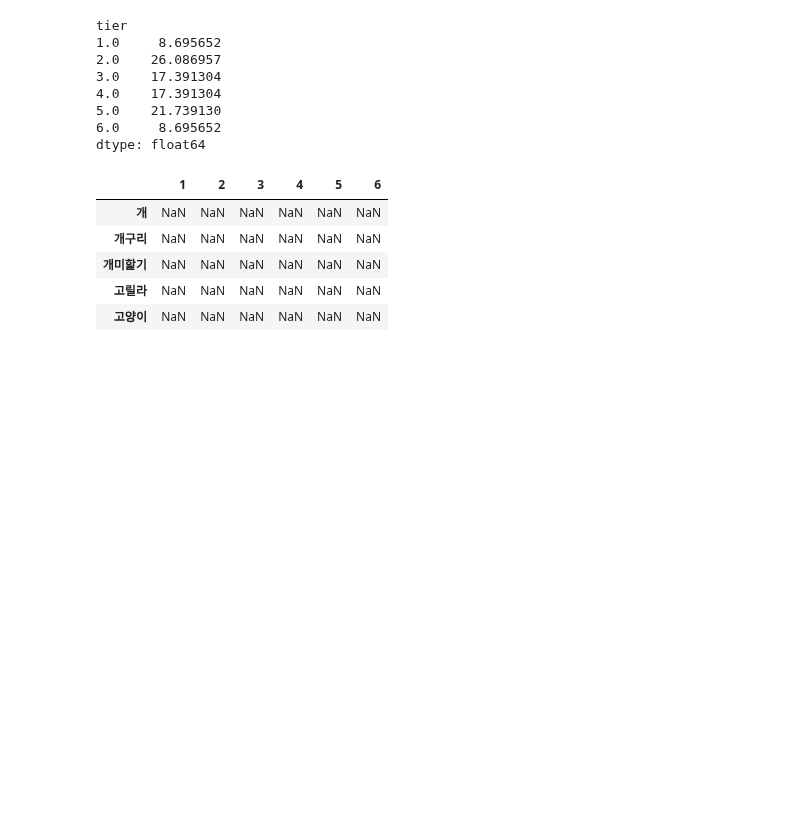
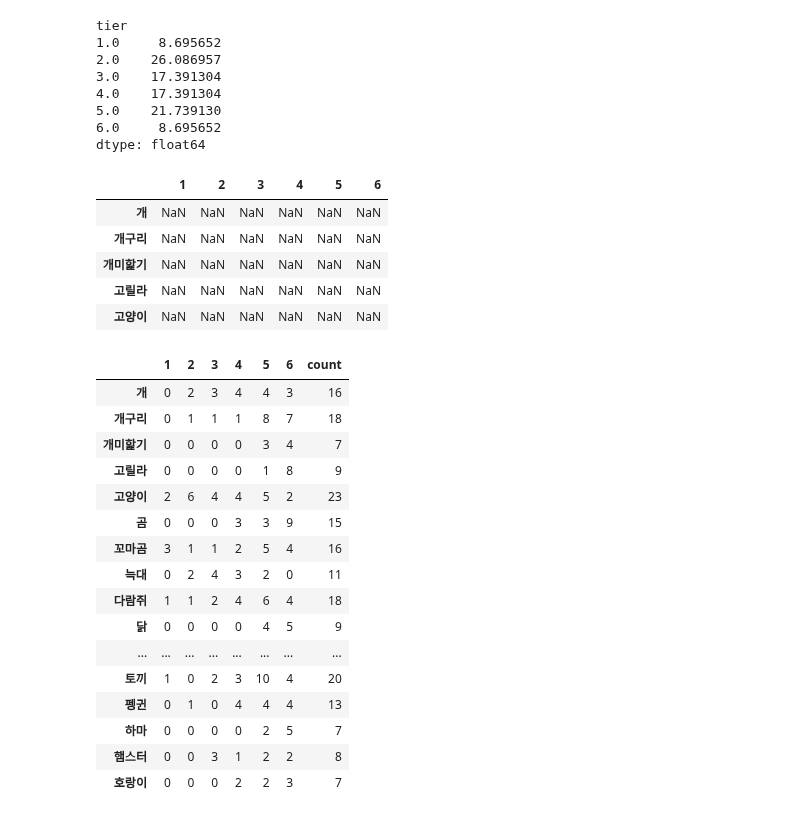
Before and after one commit to 200oki/200ok, a Jupyter notebook: da/chars-eda2.ipynb, the cells around one changed output. Drawn from its saved outputs; the diff is of its cells as text; code cells hidden in the pictures; blank space fills up the shorter version.

Commit message:
da: generate percentage table

```diff
--- a/da/chars-eda2.ipynb
+++ b/da/chars-eda2.ipynb
@@ -753,3 +753,34 @@ df.head()
 | 개미핥기 | NaN | NaN | NaN | NaN | NaN | NaN |
 | 고릴라 | NaN | NaN | NaN | NaN | NaN | NaN |
 | 고양이 | NaN | NaN | NaN | NaN | NaN | NaN |
+# %%
+chars_t = chars_v[chars_v['tier'].notnull()].copy()
+chars_t['tier'] = chars_t['tier'].astype(int)
+# %%
+for index, row in df.iterrows():
+  df.loc[index] = chars_t[chars_t['species'] == index].groupby('tier').size()
+# %%
+df = df.fillna(0).astype(int)
+# %%
+count = pd.DataFrame(chars_t.groupby('species').size(), columns=['count'])
+df = df.merge(count, left_index=True, right_index=True)
+# %%
+df
+# %% [output]
+|  | 1 | 2 | 3 | 4 | 5 | 6 | count |
+| 개 | 0 | 2 | 3 | 4 | 4 | 3 | 16 |
+| 개구리 | 0 | 1 | 1 | 1 | 8 | 7 | 18 |
+| 개미핥기 | 0 | 0 | 0 | 0 | 3 | 4 | 7 |
+| 고릴라 | 0 | 0 | 0 | 0 | 1 | 8 | 9 |
+| 고양이 | 2 | 6 | 4 | 4 | 5 | 2 | 23 |
+| 곰 | 0 | 0 | 0 | 3 | 3 | 9 | 15 |
+| 꼬마곰 | 3 | 1 | 1 | 2 | 5 | 4 | 16 |
+| 늑대 | 0 | 2 | 4 | 3 | 2 | 0 | 11 |
+| 다람쥐 | 1 | 1 | 2 | 4 | 6 | 4 | 18 |
+| 닭 | 0 | 0 | 0 | 0 | 4 | 5 | 9 |
+| ... | ... | ... | ... | ... | ... | ... | ... |
+| 토끼 | 1 | 0 | 2 | 3 | 10 | 4 | 20 |
+| 펭귄 | 0 | 1 | 0 | 4 | 4 | 4 | 13 |
+| 하마 | 0 | 0 | 0 | 0 | 2 | 5 | 7 |
+| 햄스터 | 0 | 0 | 3 | 1 | 2 | 2 | 8 |
+| 호랑이 | 0 | 0 | 0 | 2 | 2 | 3 | 7 |
```
Also changed, not shown: parts of 2 cells of this notebook.
